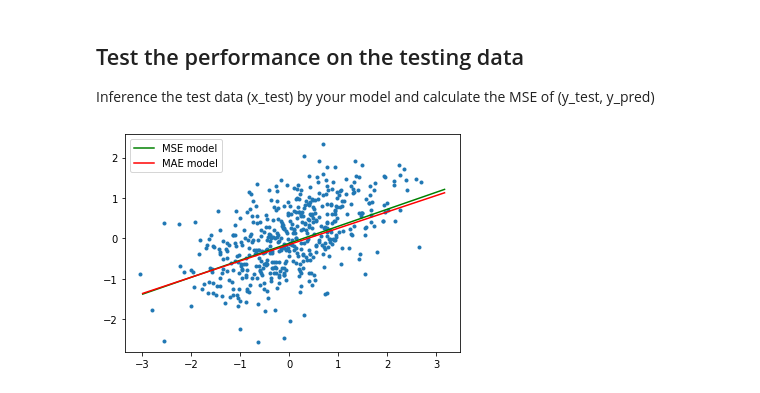
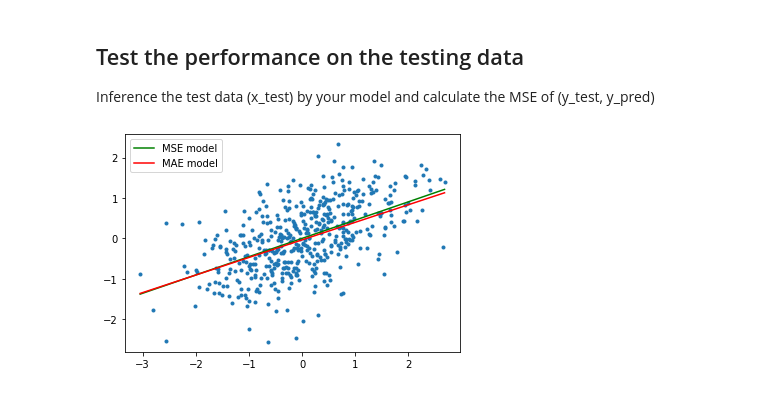
Before and after one commit to hurueilin/PR_HW1, a Jupyter notebook: 309553024_HW1.ipynb, the cells around one changed output. Cells and saved outputs as stored; diff of their text form; code cells hidden in the pictures.

```diff
--- a/309553024_HW1.ipynb
+++ b/309553024_HW1.ipynb
@@ -178,12 +178,12 @@ y_pred_MAEmodel = B0_MAEmodel + B1_MAEmodel * x_test
 # %%
 # Draw the regression line of LinearRegression_MSE model and LinearRegression_MAE model on testing data
 plt.plot(x_test, y_test, '.')
-plt.plot([min(x_train), max(x_train)], [min(y_pred_MSEmodel), max(y_pred_MSEmodel)], color='green', label='MSE model')
-plt.plot([min(x_train), max(x_train)], [min(y_pred_MAEmodel), max(y_pred_MAEmodel)], color='red', label='MAE model')
+plt.plot([min(x_test), max(x_test)], [min(y_pred_MSEmodel), max(y_pred_MSEmodel)], color='green', label='MSE model')
+plt.plot([min(x_test), max(x_test)], [min(y_pred_MAEmodel), max(y_pred_MAEmodel)], color='red', label='MAE model')
 plt.legend()
 plt.show()
 # %% [output]
-[figure, old version]
+[figure, new version]
 # %%
 # Evalulate the LinearRegression_MSE model with test data
 n = len(y_test)
```
Also changed, not shown: parts of 4 cells of this notebook.
